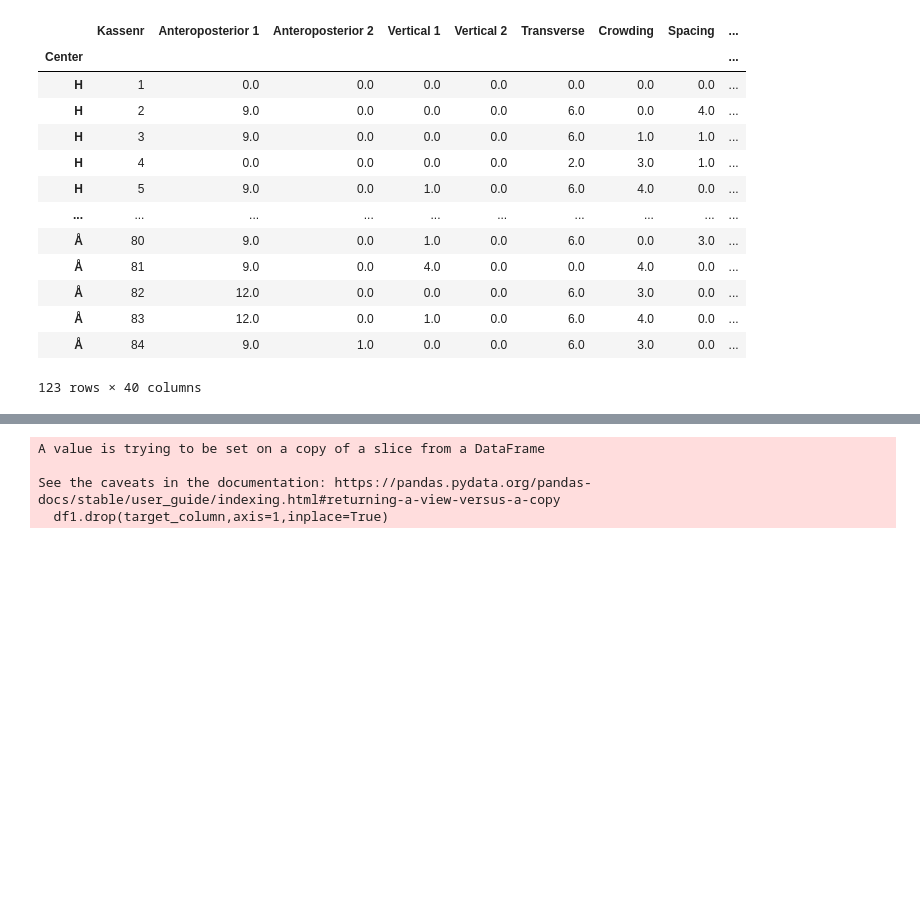
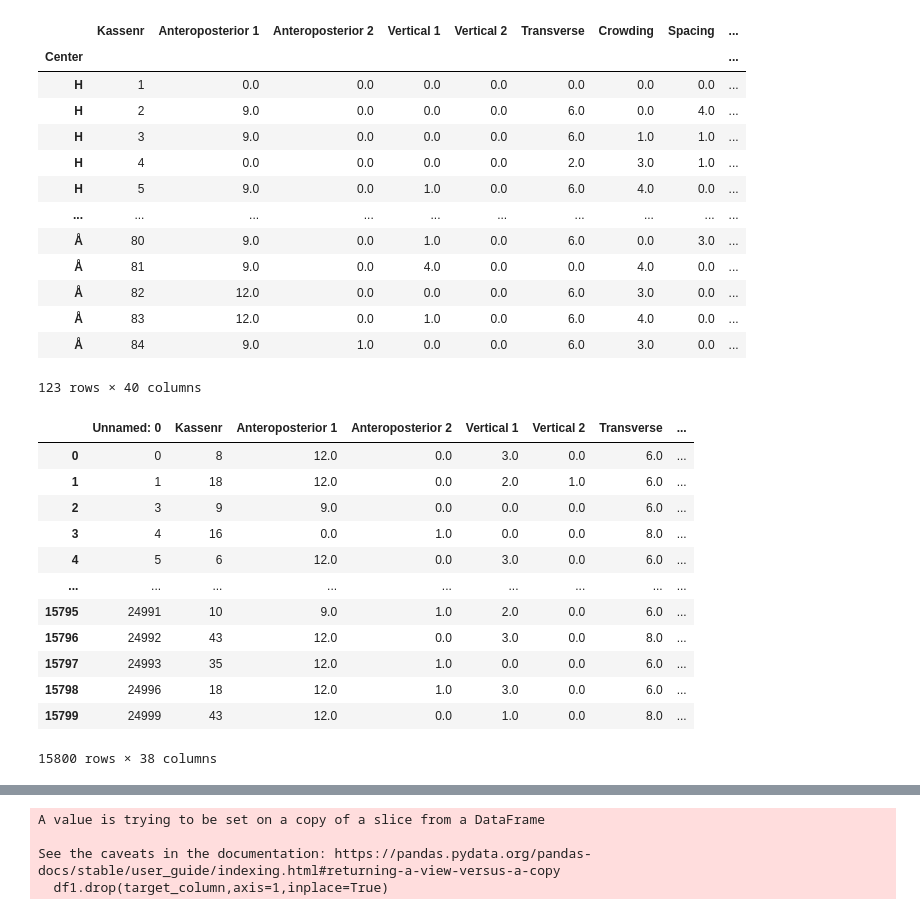
Before and after one commit to Christofferfuglkjaer/Dataproject, a Jupyter notebook: multiclass.ipynb, the cells around one changed output, grey strips where cells are left out. Cells and saved outputs as stored; diff of their text form; code cells hidden in the pictures; blank space fills up the shorter version.

```diff
--- a/multiclass.ipynb
+++ b/multiclass.ipynb
@@ -26,2 +25,4 @@ from ctgan import CTGAN
+# %%
+df_syn = pd.read_csv('synthetic_data.csv')
 # %%
 df = pd.read_csv('Data for python.csv', sep=';', header=1, index_col=0, decimal=',')
@@ -95,6 +97,28 @@ df
 | Å | 83 | 12.0 | 0.0 | 1.0 | 0.0 | 6.0 | 4.0 | 0.0 | ... |
 | Å | 84 | 9.0 | 1.0 | 0.0 | 0.0 | 6.0 | 3.0 | 0.0 | ... |
 123 rows × 40 columns
+# %%
+Output = df_syn.apply(pin_update, axis=1)
+Output1 = df_syn.apply(pin_update1, axis=1)
+Output2 = df_syn.apply(pin_update2, axis=1)
+df_syn['Output'] = Output
+df_syn['Output1'] = Output1
+df_syn['Output2']  = Output2
+df_syn
+# %% [output]
+|  | Unnamed: 0 | Kassenr | Anteroposterior 1 | Anteroposterior 2 | Vertical 1 | Vertical 2 | Transverse | ... |
+| 0 | 0 | 8 | 12.0 | 0.0 | 3.0 | 0.0 | 6.0 | ... |
+| 1 | 1 | 18 | 12.0 | 0.0 | 2.0 | 1.0 | 6.0 | ... |
+| 2 | 3 | 9 | 9.0 | 0.0 | 0.0 | 0.0 | 6.0 | ... |
+| 3 | 4 | 16 | 0.0 | 1.0 | 0.0 | 0.0 | 8.0 | ... |
+| 4 | 5 | 6 | 12.0 | 0.0 | 3.0 | 0.0 | 6.0 | ... |
+| ... | ... | ... | ... | ... | ... | ... | ... | ... |
+| 15795 | 24991 | 10 | 9.0 | 1.0 | 2.0 | 0.0 | 6.0 | ... |
+| 15796 | 24992 | 43 | 12.0 | 0.0 | 3.0 | 0.0 | 8.0 | ... |
+| 15797 | 24993 | 35 | 12.0 | 1.0 | 0.0 | 0.0 | 6.0 | ... |
+| 15798 | 24996 | 18 | 12.0 | 1.0 | 3.0 | 0.0 | 6.0 | ... |
+| 15799 | 24999 | 43 | 12.0 | 0.0 | 1.0 | 0.0 | 8.0 | ... |
+15800 rows × 38 columns
 # %%
 df1 = df[["Anteroposterior 1",
           'Anteroposterior 2',
```
Also changed, not shown: parts of 16 cells of this notebook, 3 other files.
